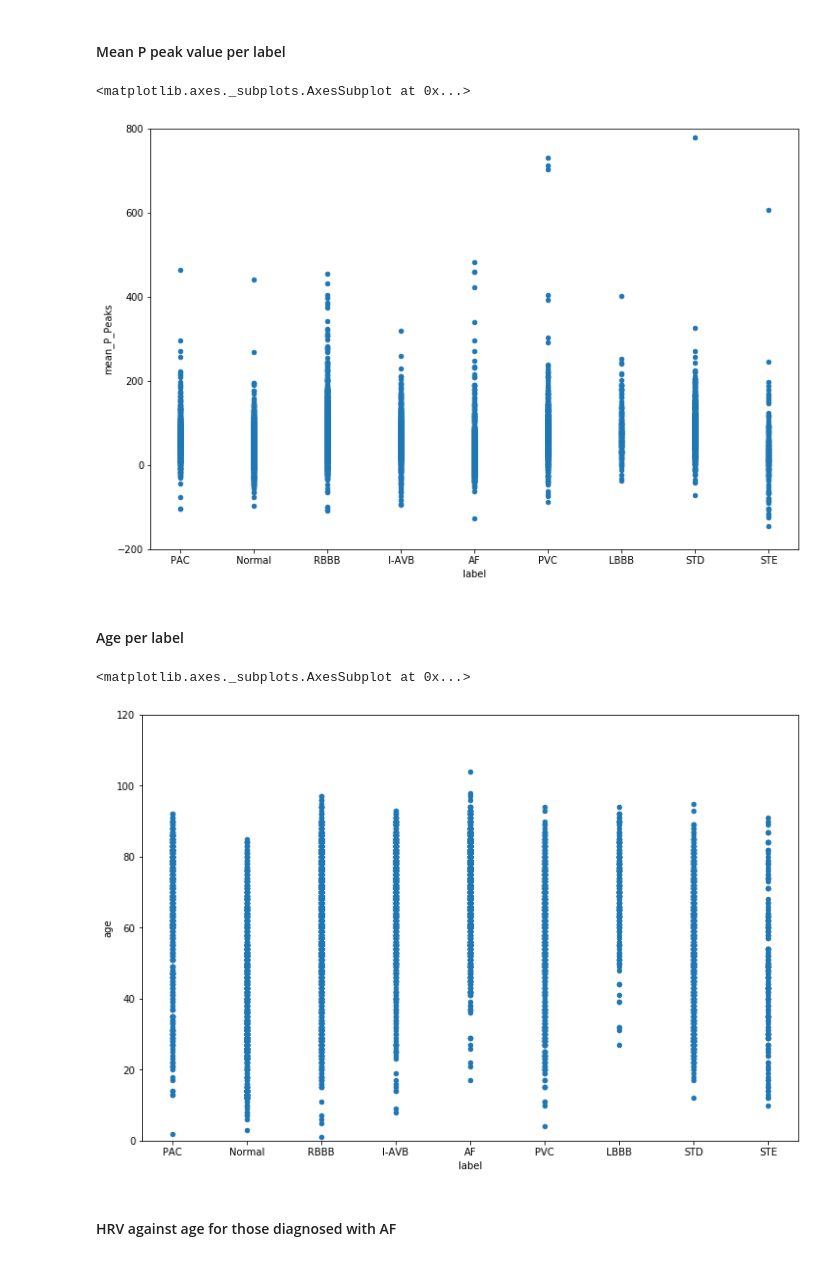
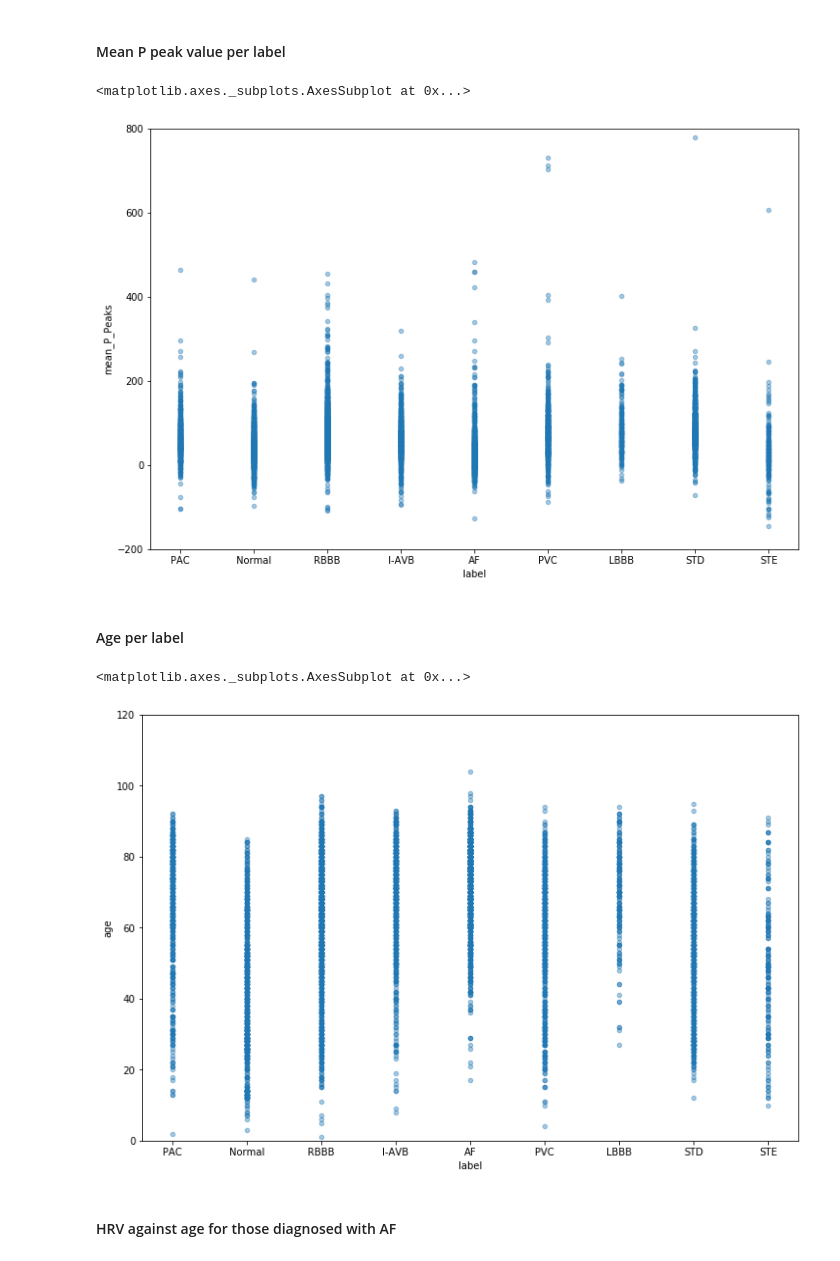
Before and after one commit to tomiambro/phys2020Classifier, a Jupyter notebook: af_detection.ipynb, the cells around one changed output. Saved outputs shown, nothing was run; the diff lists cells and outputs as text; code cells hidden in the pictures.

```diff
--- a/af_detection.ipynb
+++ b/af_detection.ipynb
@@ -88,17 +88,17 @@ df_raw.plot.scatter(x='label', y='HRV', ylim=[100, 600], alpha=0.4, figsize=(12,
 # %% [markdown]
 #### Mean P peak value per label
 # %%
-df_raw.plot.scatter(x='label', y='mean_P_Peaks', ylim=[-200, 800], figsize=(12,8))
+df_raw.plot.scatter(x='label', y='mean_P_Peaks', ylim=[-200, 800], figsize=(12,8), alpha=0.4)
 # %% [output]
 <matplotlib.axes._subplots.AxesSubplot at 0x...>
-[figure, old version]
+[figure, new version]
 # %% [markdown]
 #### Age per label
 # %%
-df_raw.plot.scatter(x='label', y='age', ylim=[0, 120], figsize=(12,8))
+df_raw.plot.scatter(x='label', y='age', ylim=[0, 120], figsize=(12,8), alpha=0.4)
 # %% [output]
 <matplotlib.axes._subplots.AxesSubplot at 0x...>
-[figure, old version]
+[figure, new version]
 # %% [markdown]
 #### HRV against age for those diagnosed with AF
 # %%
```
Also changed, not shown: parts of 11 cells of this notebook, 1 other file.
